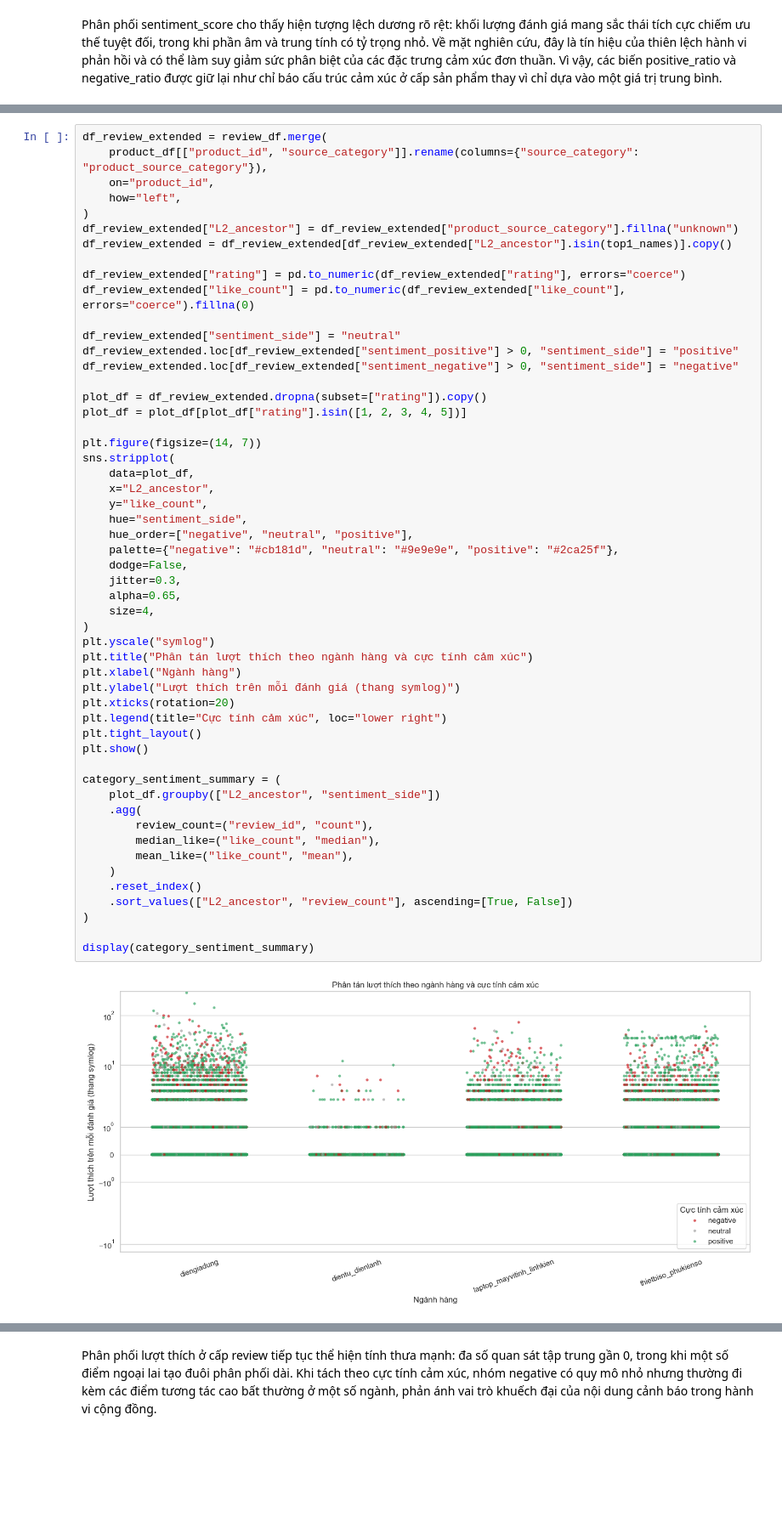
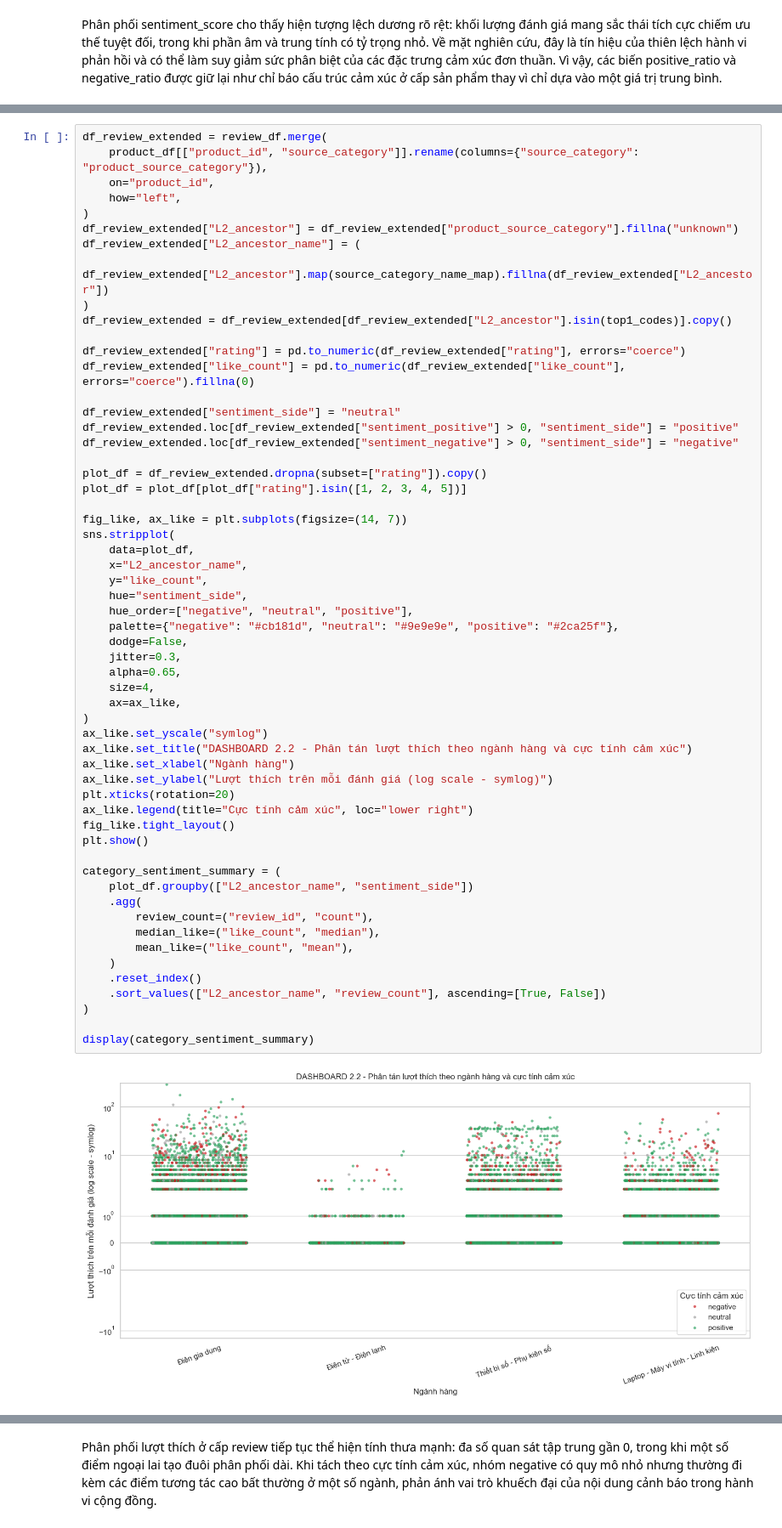
Before and after one commit to phuongth05/DV_LAB01, a Jupyter notebook: groups/loc.ipynb, the cells around one changed output, grey strips where cells are left out. Shown at 85% size. Drawn from its saved outputs; the diff is of its cells as text; blank space fills up the shorter version.

```diff
--- a/groups/loc.ipynb
+++ b/groups/loc.ipynb
@@ -688,7 +707,10 @@ df_review_extended = review_df.merge(
     how="left",
 )
 df_review_extended["L2_ancestor"] = df_review_extended["product_source_category"].fillna("unknown")
-df_review_extended = df_review_extended[df_review_extended["L2_ancestor"].isin(top1_names)].copy()
+df_review_extended["L2_ancestor_name"] = (
+    df_review_extended["L2_ancestor"].map(source_category_name_map).fillna(df_review_extended["L2_ancestor"])
+)
+df_review_extended = df_review_extended[df_review_extended["L2_ancestor"].isin(top1_codes)].copy()
 
 df_review_extended["rating"] = pd.to_numeric(df_review_extended["rating"], errors="coerce")
 df_review_extended["like_count"] = pd.to_numeric(df_review_extended["like_count"], errors="coerce").fillna(0)
@@ -698,41 +720,42 @@ df_review_extended.loc[df_review_extended["sentiment_positive"] > 0, "sentiment_
 df_review_extended.loc[df_review_extended["sentiment_negative"] > 0, "sentiment_side"] = "negative"
 
 plot_df = df_review_extended.dropna(subset=["rating"]).copy()
 plot_df = plot_df[plot_df["rating"].isin([1, 2, 3, 4, 5])]
 
-plt.figure(figsize=(14, 7))
+fig_like, ax_like = plt.subplots(figsize=(14, 7))
 sns.stripplot(
     data=plot_df,
-    x="L2_ancestor",
+    x="L2_ancestor_name",
     y="like_count",
     hue="sentiment_side",
     hue_order=["negative", "neutral", "positive"],
     palette={"negative": "#cb181d", "neutral": "#9e9e9e", "positive": "#2ca25f"},
     dodge=False,
     jitter=0.3,
     alpha=0.65,
     size=4,
+    ax=ax_like,
 )
-plt.yscale("symlog")
-plt.title("Phân tán lượt thích theo ngành hàng và cực tính cảm xúc")
-plt.xlabel("Ngành hàng")
-plt.ylabel("Lượt thích trên mỗi đánh giá (thang symlog)")
+ax_like.set_yscale("symlog")
+ax_like.set_title("DASHBOARD 2.2 - Phân tán lượt thích theo ngành hàng và cực tính cảm xúc")
+ax_like.set_xlabel("Ngành hàng")
+ax_like.set_ylabel("Lượt thích trên mỗi đánh giá (log scale - symlog)")
 plt.xticks(rotation=20)
-plt.legend(title="Cực tính cảm xúc", loc="lower right")
-plt.tight_layout()
+ax_like.legend(title="Cực tính cảm xúc", loc="lower right")
+fig_like.tight_layout()
 plt.show()
 
 category_sentiment_summary = (
-    plot_df.groupby(["L2_ancestor", "sentiment_side"])
+    plot_df.groupby(["L2_ancestor_name", "sentiment_side"])
     .agg(
         review_count=("review_id", "count"),
         median_like=("like_count", "median"),
         mean_like=("like_count", "mean"),
     )
     .reset_index()
-    .sort_values(["L2_ancestor", "review_count"], ascending=[True, False])
+    .sort_values(["L2_ancestor_name", "review_count"], ascending=[True, False])
 )
 
 display(category_sentiment_summary)
 # %% [output]
-[figure, old version]
+[figure, new version]
```
Also changed, not shown: parts of 11 cells of this notebook, 1 other file.
